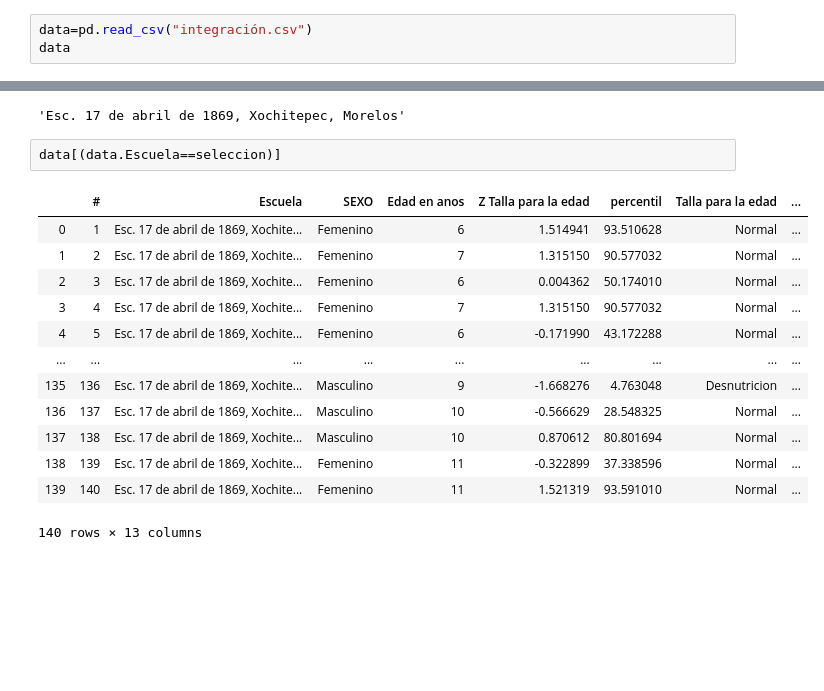
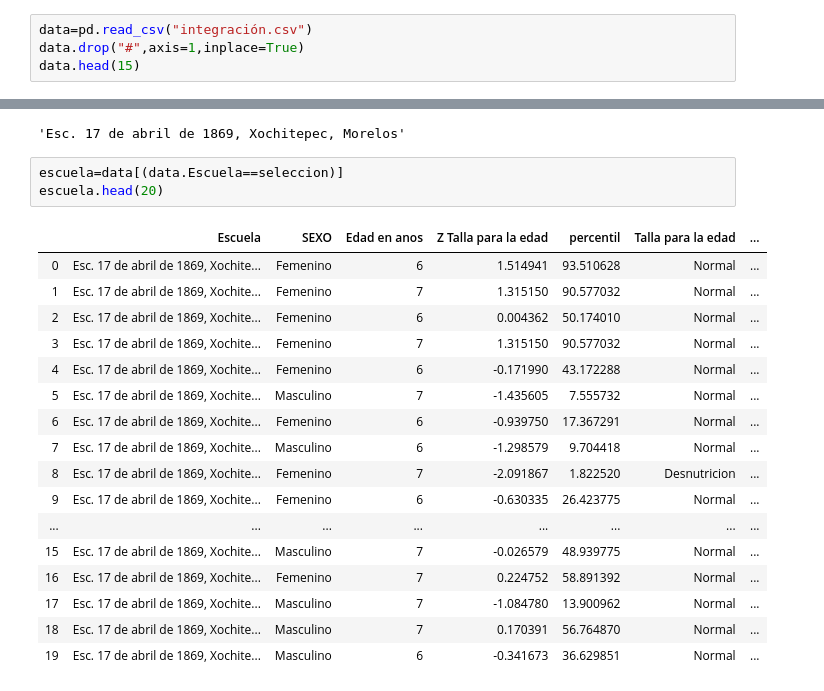
Before and after one commit to UlisesJuarez/Proyecto-escuelas, a Jupyter notebook: graficas.ipynb, the cells around one changed output, grey strips where cells are left out. Saved outputs shown, nothing was run; the diff lists cells and outputs as text; blank space fills up the shorter version.

```diff
--- a/graficas.ipynb
+++ b/graficas.ipynb
@@ -3,5 +3,6 @@ import matplotlib.pyplot as plt
 import pandas as pd
 # %%
 data=pd.read_csv("integración.csv")
-data
+data.drop("#",axis=1,inplace=True)
+data.head(15)
 # %% [output]
@@ -54,18 +52,23 @@ seleccion
 # %% [output]
 'Esc. 17 de abril de 1869, Xochitepec, Morelos'
 # %%
-data[(data.Escuela==seleccion)]
+escuela=data[(data.Escuela==seleccion)]
+escuela.head(20)
 # %% [output]
-|  | # | Escuela | SEXO | Edad en anos | Z Talla para la edad | percentil | Talla para la edad | ... |
-| 0 | 1 | Esc. 17 de abril de 1869, Xochite... | Femenino | 6 | 1.514941 | 93.510628 | Normal | ... |
-| 1 | 2 | Esc. 17 de abril de 1869, Xochite... | Femenino | 7 | 1.315150 | 90.577032 | Normal | ... |
-| 2 | 3 | Esc. 17 de abril de 1869, Xochite... | Femenino | 6 | 0.004362 | 50.174010 | Normal | ... |
-| 3 | 4 | Esc. 17 de abril de 1869, Xochite... | Femenino | 7 | 1.315150 | 90.577032 | Normal | ... |
-| 4 | 5 | Esc. 17 de abril de 1869, Xochite... | Femenino | 6 | -0.171990 | 43.172288 | Normal | ... |
-| ... | ... | ... | ... | ... | ... | ... | ... | ... |
-| 135 | 136 | Esc. 17 de abril de 1869, Xochite... | Masculino | 9 | -1.668276 | 4.763048 | Desnutricion | ... |
-| 136 | 137 | Esc. 17 de abril de 1869, Xochite... | Masculino | 10 | -0.566629 | 28.548325 | Normal | ... |
-| 137 | 138 | Esc. 17 de abril de 1869, Xochite... | Masculino | 10 | 0.870612 | 80.801694 | Normal | ... |
-| 138 | 139 | Esc. 17 de abril de 1869, Xochite... | Femenino | 11 | -0.322899 | 37.338596 | Normal | ... |
-| 139 | 140 | Esc. 17 de abril de 1869, Xochite... | Femenino | 11 | 1.521319 | 93.591010 | Normal | ... |
+|  | Escuela | SEXO | Edad en anos | Z Talla para la edad | percentil | Talla para la edad | ... |
+| 0 | Esc. 17 de abril de 1869, Xochite... | Femenino | 6 | 1.514941 | 93.510628 | Normal | ... |
+| 1 | Esc. 17 de abril de 1869, Xochite... | Femenino | 7 | 1.315150 | 90.577032 | Normal | ... |
+| 2 | Esc. 17 de abril de 1869, Xochite... | Femenino | 6 | 0.004362 | 50.174010 | Normal | ... |
+| 3 | Esc. 17 de abril de 1869, Xochite... | Femenino | 7 | 1.315150 | 90.577032 | Normal | ... |
+| 4 | Esc. 17 de abril de 1869, Xochite... | Femenino | 6 | -0.171990 | 43.172288 | Normal | ... |
+| 5 | Esc. 17 de abril de 1869, Xochite... | Masculino | 7 | -1.435605 | 7.555732 | Normal | ... |
+| 6 | Esc. 17 de abril de 1869, Xochite... | Femenino | 6 | -0.939750 | 17.367291 | Normal | ... |
+| 7 | Esc. 17 de abril de 1869, Xochite... | Masculino | 6 | -1.298579 | 9.704418 | Normal | ... |
+| 8 | Esc. 17 de abril de 1869, Xochite... | Femenino | 7 | -2.091867 | 1.822520 | Desnutricion | ... |
+| 9 | Esc. 17 de abril de 1869, Xochite... | Femenino | 6 | -0.630335 | 26.423775 | Normal | ... |
+| ... | ... | ... | ... | ... | ... | ... | ... |
+| 15 | Esc. 17 de abril de 1869, Xochite... | Masculino | 7 | -0.026579 | 48.939775 | Normal | ... |
+| 16 | Esc. 17 de abril de 1869, Xochite... | Femenino | 7 | 0.224752 | 58.891392 | Normal | ... |
+| 17 | Esc. 17 de abril de 1869, Xochite... | Masculino | 7 | -1.084780 | 13.900962 | Normal | ... |
+| 18 | Esc. 17 de abril de 1869, Xochite... | Masculino | 7 | 0.170391 | 56.764870 | Normal | ... |
+| 19 | Esc. 17 de abril de 1869, Xochite... | Masculino | 6 | -0.341673 | 36.629851 | Normal | ... |
-140 rows × 13 columns
```
Also changed, not shown: parts of 11 cells of this notebook, 4 other files.
